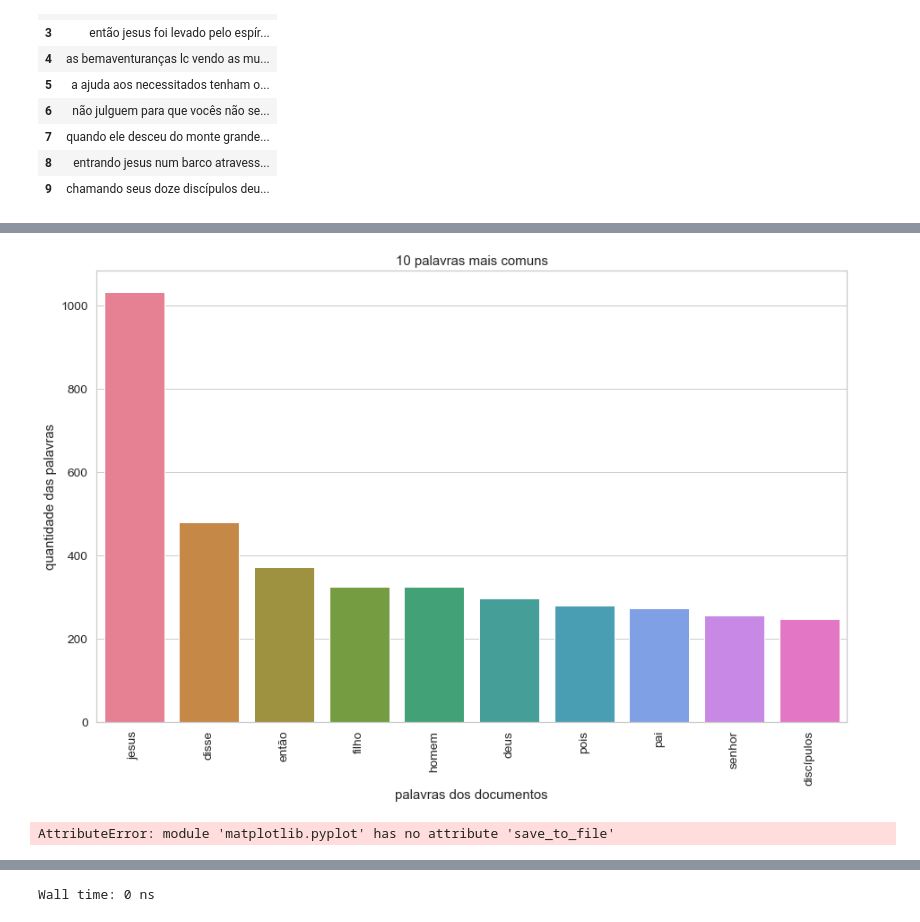
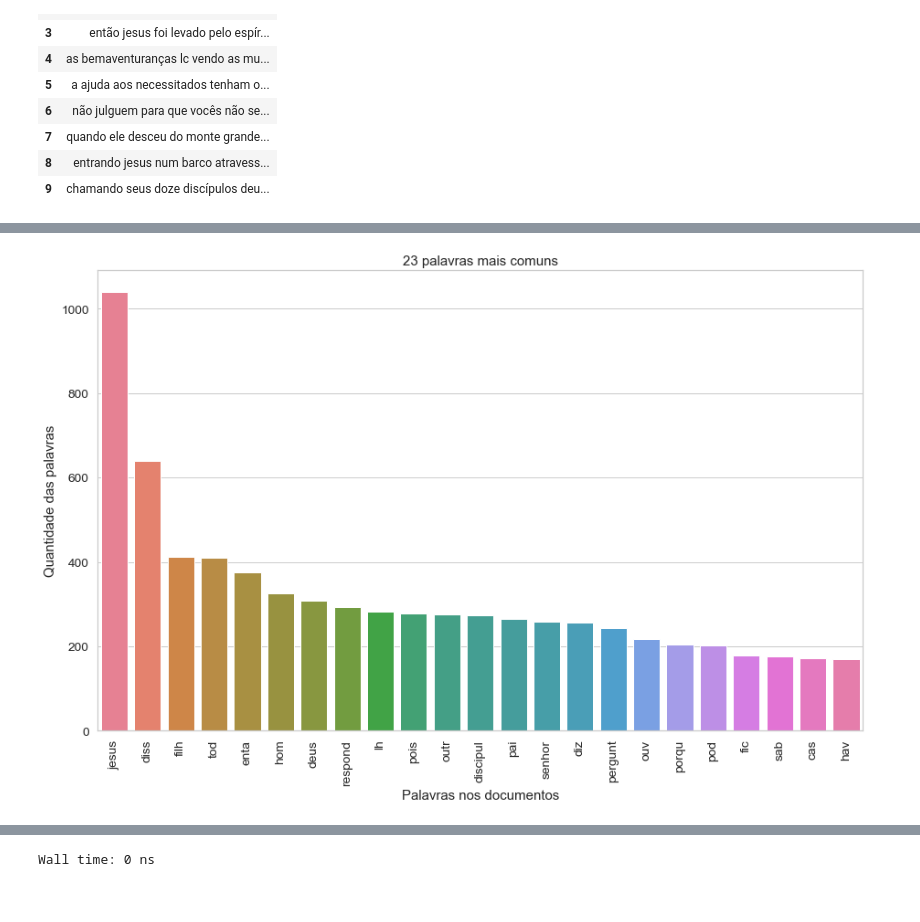
Before and after one commit to klemeragm/lda_academic_work, a Jupyter notebook: teste_nltk_mineirando_dados.ipynb, the cells around one changed output, grey strips where cells are left out. Saved outputs shown, nothing was run; the diff lists cells and outputs as text; code cells hidden in the pictures.

```diff
--- a/teste_nltk_mineirando_dados.ipynb
+++ b/teste_nltk_mineirando_dados.ipynb
@@ -178,16 +496,18 @@ SyntaxError: 'return' outside function (<ipython-input-173-a5d7ba638f78>, line 9
 # %%
+"""
 from nltk import FreqDist
-frequencia = FreqDist(palavras_tokenize)
+frequencia = FreqDist(corpus)
 
-import numpy as np
-import matplotlib.pyplot as plt
+#import numpy as np
+#import matplotlib.pyplot as plt
 
-palavras_tokenize = frequencia.keys()
-y_pos = np.arange(len(palavras_tokenize))
+#palavras = frequencia.keys()
+#y_pos = np.arange(len(corpus[index]))
 contagem = frequencia.values()
-plt.bar(y_pos, contagem, align='center', alpha=0.5)
-plt.xticks(y_pos, palavras_tokenize)
+plt.bar(y_pos, contagem, align='center', alpha=0.7)
+plt.xticks(y_pos, palavras)
 plt.ylabel('Frequencia')
 plt.title('Frequencia das palavras na frase')
 plt.show()
+ """
 # %% [output]
@@ -226,9 +549,21 @@ sns.set_style('whitegrid')
 %matplotlib inline
 
 
+n_samples = 500000
+n_features = 2000
+n_components = 23
+n_top_words = 20
+
+
+from nltk.corpus import stopwords
+nltk.download('stopwords')
+nltk.download('punkt')
+
+language = 'portuguese'
+
 
 # Helper function
-def plot_10_palavras_mais_comuns(count_data, count_vectorizer):
+def plot_20_palavras_mais_comuns(count_data, count_vectorizer):
     import matplotlib.pyplot as plt
     palavras_tokenize = count_vectorizer.get_feature_names()
     total_counts = np.zeros(len(palavras_tokenize))
@@ -236,28 +571,33 @@ def plot_10_palavras_mais_comuns(count_data, count_vectorizer):
         total_counts+=t.toarray()[0]
 
     count_dict = (zip(palavras_tokenize, total_counts))
-    count_dict = sorted(count_dict, key=lambda x:x[1], reverse=True)[0:10]
+    count_dict = sorted(count_dict, key=lambda x:x[1], reverse=True)[0:23]
     palavras_tokenize = [w[0] for w in count_dict]
     counts = [w[1] for w in count_dict]
     x_pos = np.arange(len(palavras_tokenize))
 
     plt.figure(2, figsize=(15, 15/1.6180))
-    plt.subplot(title='10 palavras mais comuns')
+    plt.subplot(title='23 palavras mais comuns')
     sns.set_context("notebook", font_scale=1.25, rc={"lines.linewidth": 2.5})
     sns.barplot(x_pos, counts, palette='husl')
     plt.xticks(x_pos, palavras_tokenize, rotation=90)
-    plt.xlabel('palavras dos documentos')
-    plt.ylabel('quantidade das palavras')
+    plt.xlabel('Palavras nos documentos')
+    plt.ylabel('Quantidade das palavras')
     plt.show()
-    plt.save_to_file("10 palavras mais comuns.png")
+    #plt.save_to_file("23 palavras mais comuns.png")
 
 #importar as stopwordsem portugues
-stop_words = set(nltk.corpus.stopwords.words("portuguese"))
+stop_words = (nltk.corpus.stopwords.words('portuguese'))
+other_words = [line.rstrip('\n') for line in open('lists/stopwords.txt',encoding='utf-8')] # Load .txt file line by line
+stop_words.extend(other_words)
+
 
 # Initialise the count vectorizer with the English stop words
-count_vectorizer = CountVectorizer(stop_words=stop_words)
+count_vectorizer = CountVectorizer(max_df=0.95, min_df=2,
+                                max_features=n_features,
+                                stop_words=stop_words)
 # Fit and transform the processed titles
-count_data = count_vectorizer.fit_transform(dados_limpos['texts'])
-# Visualise the 10 most common words
-plot_10_palavras_mais_comuns(count_data, count_vectorizer)
+count_data = count_vectorizer.fit_transform(corpus)
+# Visualise the 20 most common words
+plot_20_palavras_mais_comuns(count_data, count_vectorizer)
 # %% [output]
@@ -264,5 +610,4 @@ plot_10_palavras_mais_comuns(count_data, count_vectorizer)
-[figure, old version]
+[figure, new version]
-AttributeError: module 'matplotlib.pyplot' has no attribute 'save_to_file'
 # %%
 import warnings
 import matplotlib.pyplot as plt
```
Also changed, not shown: parts of 38 cells of this notebook, 13 other files.
